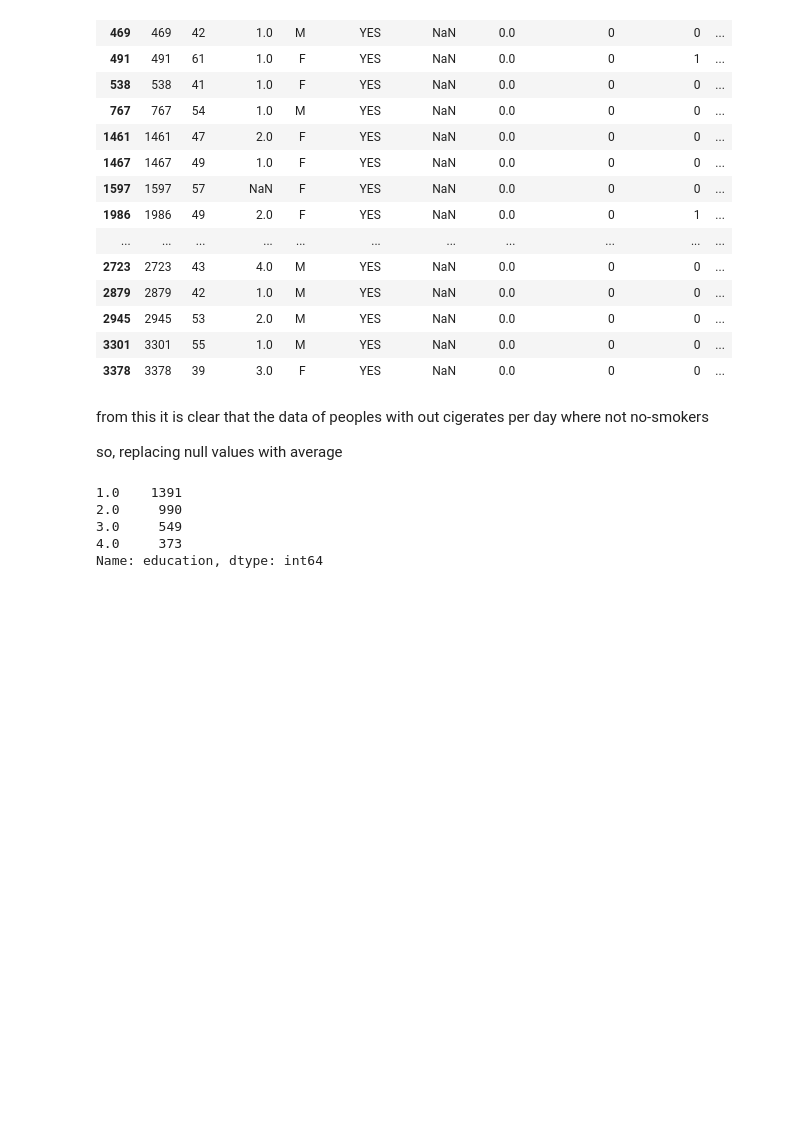
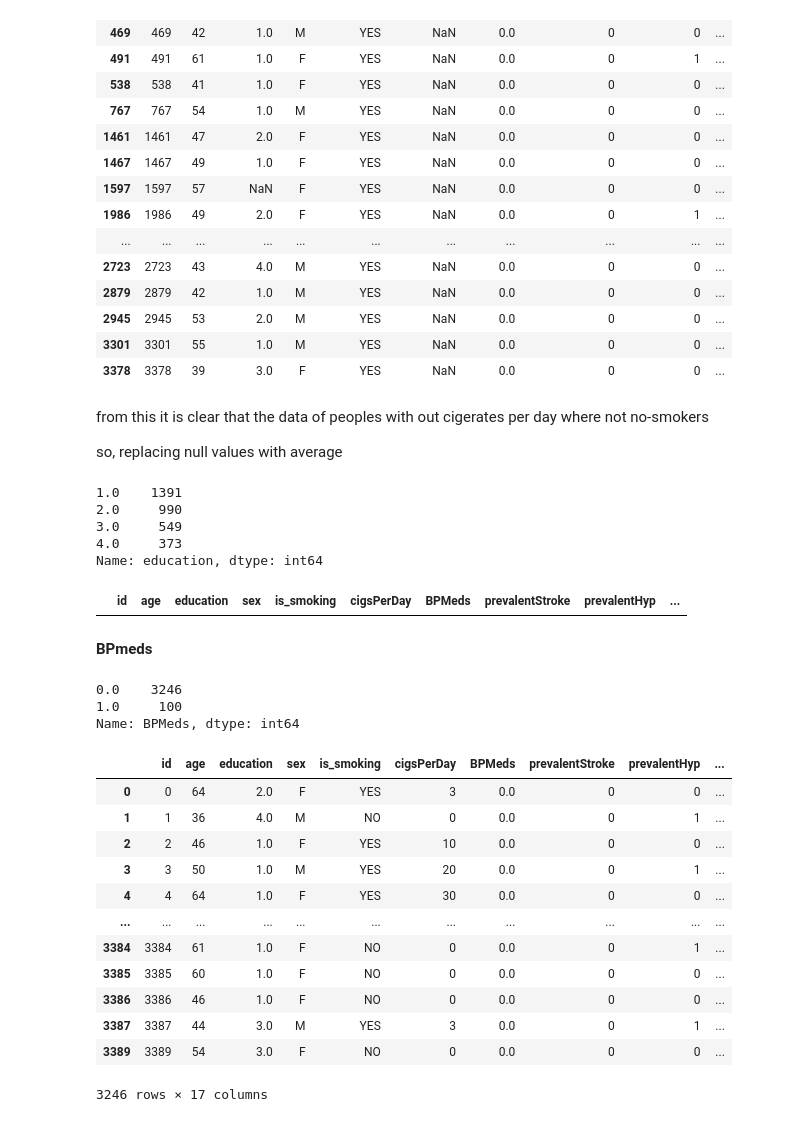
Before and after one commit to amalmon/cardio-vascular-risk-prediction, a Jupyter notebook: cardio_vascular_risk_prediction_individual_notebook_by_AMAL.ipynb, the cells around one changed output. Saved outputs shown, nothing was run; the diff lists cells and outputs as text; code cells hidden in the pictures; blank space fills up the shorter version.

```diff
--- a/cardio_vascular_risk_prediction_individual_notebook_by_AMAL.ipynb
+++ b/cardio_vascular_risk_prediction_individual_notebook_by_AMAL.ipynb
@@ -166,3 +167,34 @@ df.education.value_counts()
 3.0     549
 4.0     373
 Name: education, dtype: int64
+# %%
+#filling null vales of education column with mode
+df['education'].fillna(df['education'].mode()[0],inplace=True)
+# %%
+df[df.education.isnull()]
+# %% [output]
+|  | id | age | education | sex | is_smoking | cigsPerDay | BPMeds | prevalentStroke | prevalentHyp | ... |
+# %% [markdown]
+**BPmeds**
+# %%
+df.BPMeds.value_counts()
+# %% [output]
+0.0    3246
+1.0     100
+Name: BPMeds, dtype: int64
+# %%
+df[df['BPMeds']==0]
+# %% [output]
+|  | id | age | education | sex | is_smoking | cigsPerDay | BPMeds | prevalentStroke | prevalentHyp | ... |
+| 0 | 0 | 64 | 2.0 | F | YES | 3 | 0.0 | 0 | 0 | ... |
+| 1 | 1 | 36 | 4.0 | M | NO | 0 | 0.0 | 0 | 1 | ... |
+| 2 | 2 | 46 | 1.0 | F | YES | 10 | 0.0 | 0 | 0 | ... |
+| 3 | 3 | 50 | 1.0 | M | YES | 20 | 0.0 | 0 | 1 | ... |
+| 4 | 4 | 64 | 1.0 | F | YES | 30 | 0.0 | 0 | 0 | ... |
+| ... | ... | ... | ... | ... | ... | ... | ... | ... | ... | ... |
+| 3384 | 3384 | 61 | 1.0 | F | NO | 0 | 0.0 | 0 | 1 | ... |
+| 3385 | 3385 | 60 | 1.0 | F | NO | 0 | 0.0 | 0 | 0 | ... |
+| 3386 | 3386 | 46 | 1.0 | F | NO | 0 | 0.0 | 0 | 0 | ... |
+| 3387 | 3387 | 44 | 3.0 | M | YES | 3 | 0.0 | 0 | 1 | ... |
+| 3389 | 3389 | 54 | 3.0 | F | NO | 0 | 0.0 | 0 | 0 | ... |
+3246 rows × 17 columns
```
Also changed, not shown: parts of 15 cells of this notebook.
